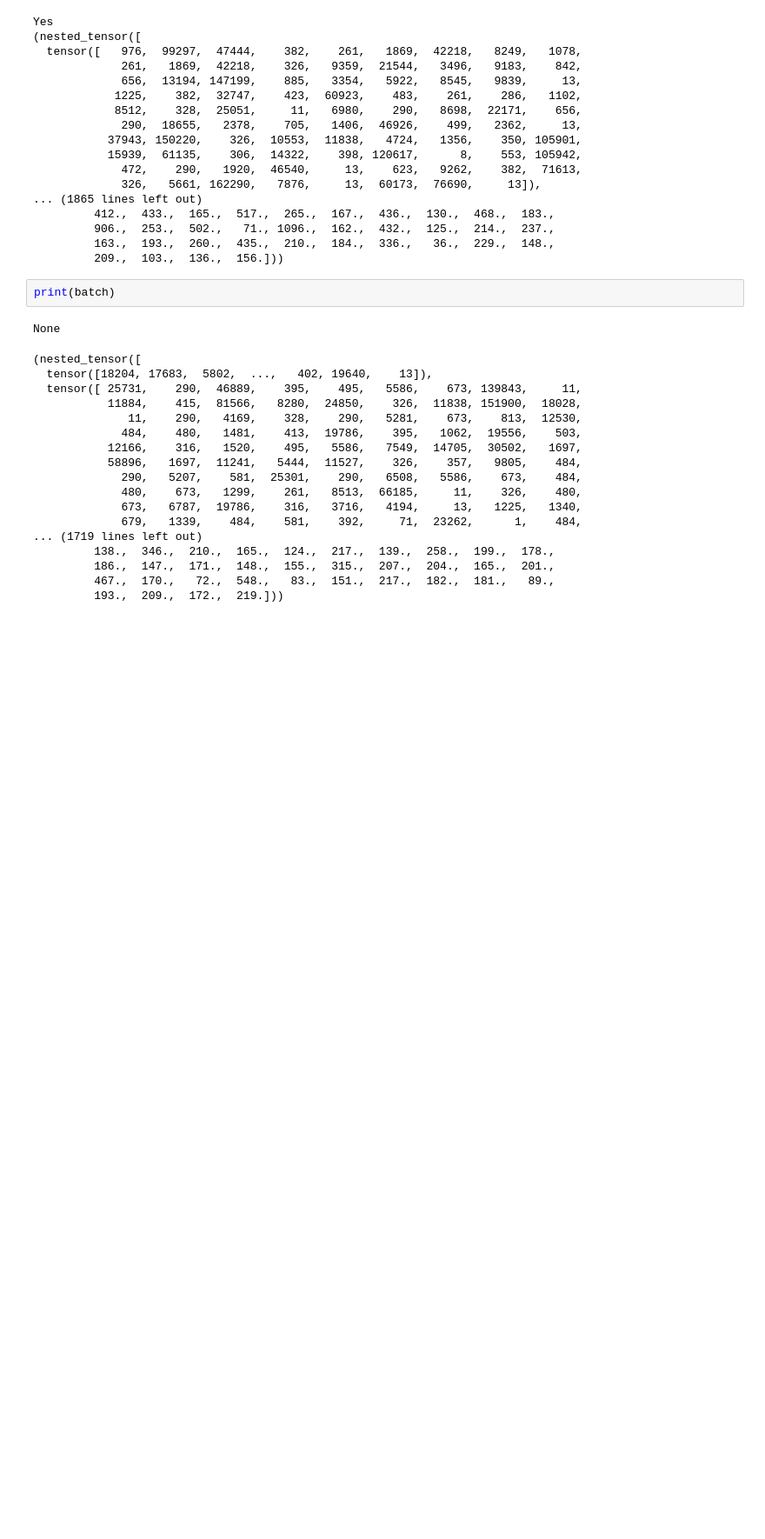
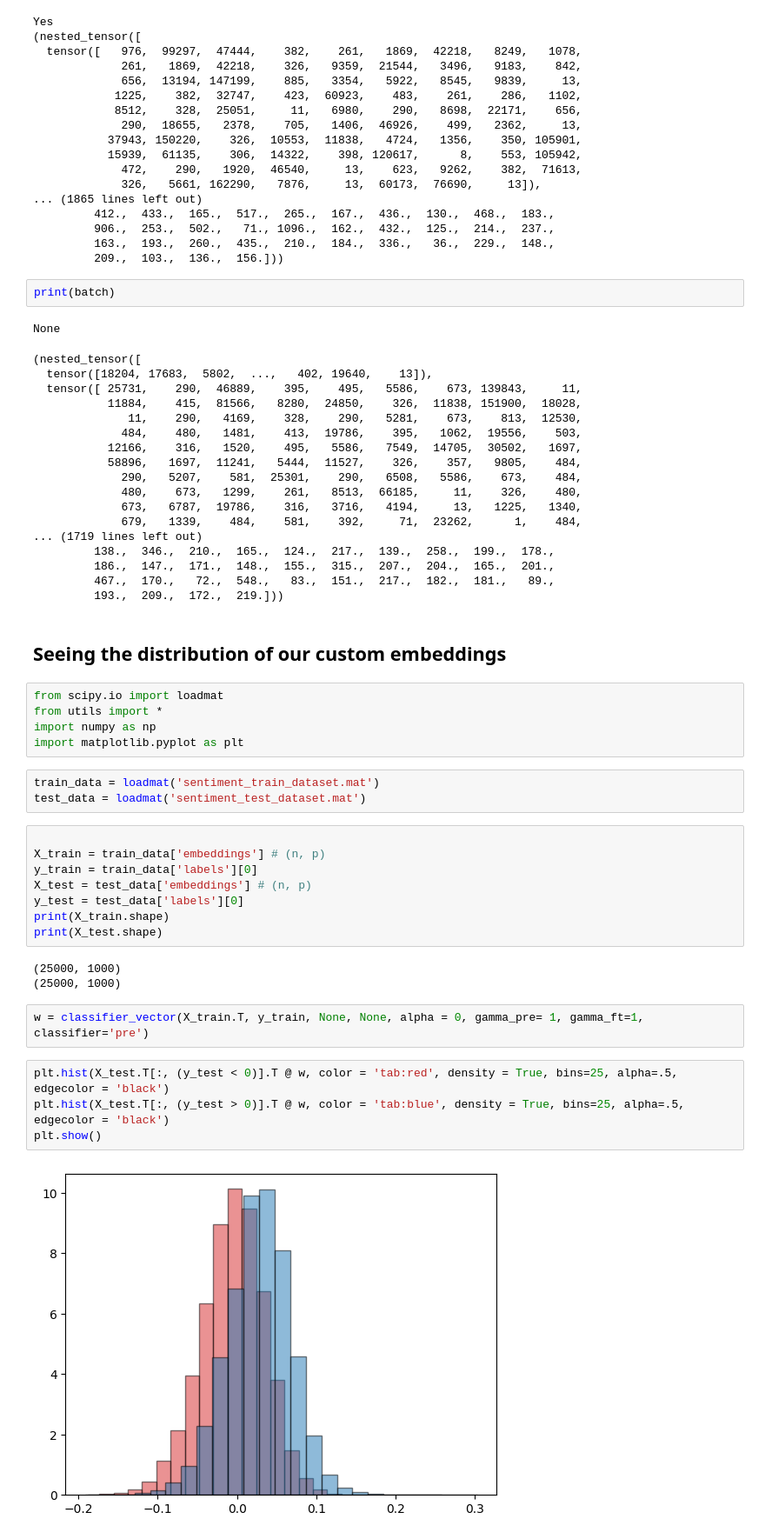
Before and after one commit to elfirdoussilab1/alpha-LoRA, a Jupyter notebook: test_utils.ipynb, the cells around one changed output. Shown at 87% size. Saved outputs shown, nothing was run; the diff lists cells and outputs as text; blank space fills up the shorter version.

Commit message:
checking the distribution of the sentiment data

```diff
--- a/test_utils.ipynb
+++ b/test_utils.ipynb
@@ -454,3 +454,32 @@ None
          186.,  147.,  171.,  148.,  155.,  315.,  207.,  204.,  165.,  201.,
          467.,  170.,   72.,  548.,   83.,  151.,  217.,  182.,  181.,   89.,
          193.,  209.,  172.,  219.]))
+# %% [markdown]
+## Seeing the distribution of our custom embeddings
+# %%
+from scipy.io import loadmat
+from utils import *
+import numpy as np
+import matplotlib.pyplot as plt
+# %%
+train_data = loadmat('sentiment_train_dataset.mat')
+test_data = loadmat('sentiment_test_dataset.mat')
+# %%
+
+X_train = train_data['embeddings'] # (n, p)
+y_train = train_data['labels'][0]
+X_test = test_data['embeddings'] # (n, p)
+y_test = test_data['labels'][0]
+print(X_train.shape)
+print(X_test.shape)
+# %% [output]
+(25000, 1000)
+(25000, 1000)
+# %%
+w = classifier_vector(X_train.T, y_train, None, None, alpha = 0, gamma_pre= 1, gamma_ft=1, classifier='pre')
+# %%
+plt.hist(X_test.T[:, (y_test < 0)].T @ w, color = 'tab:red', density = True, bins=25, alpha=.5, edgecolor = 'black')
+plt.hist(X_test.T[:, (y_test > 0)].T @ w, color = 'tab:blue', density = True, bins=25, alpha=.5, edgecolor = 'black')
+plt.show()
+# %% [output]
+[figure, added]
```
Also changed, not shown: parts of 5 cells of this notebook, 8 other files.
